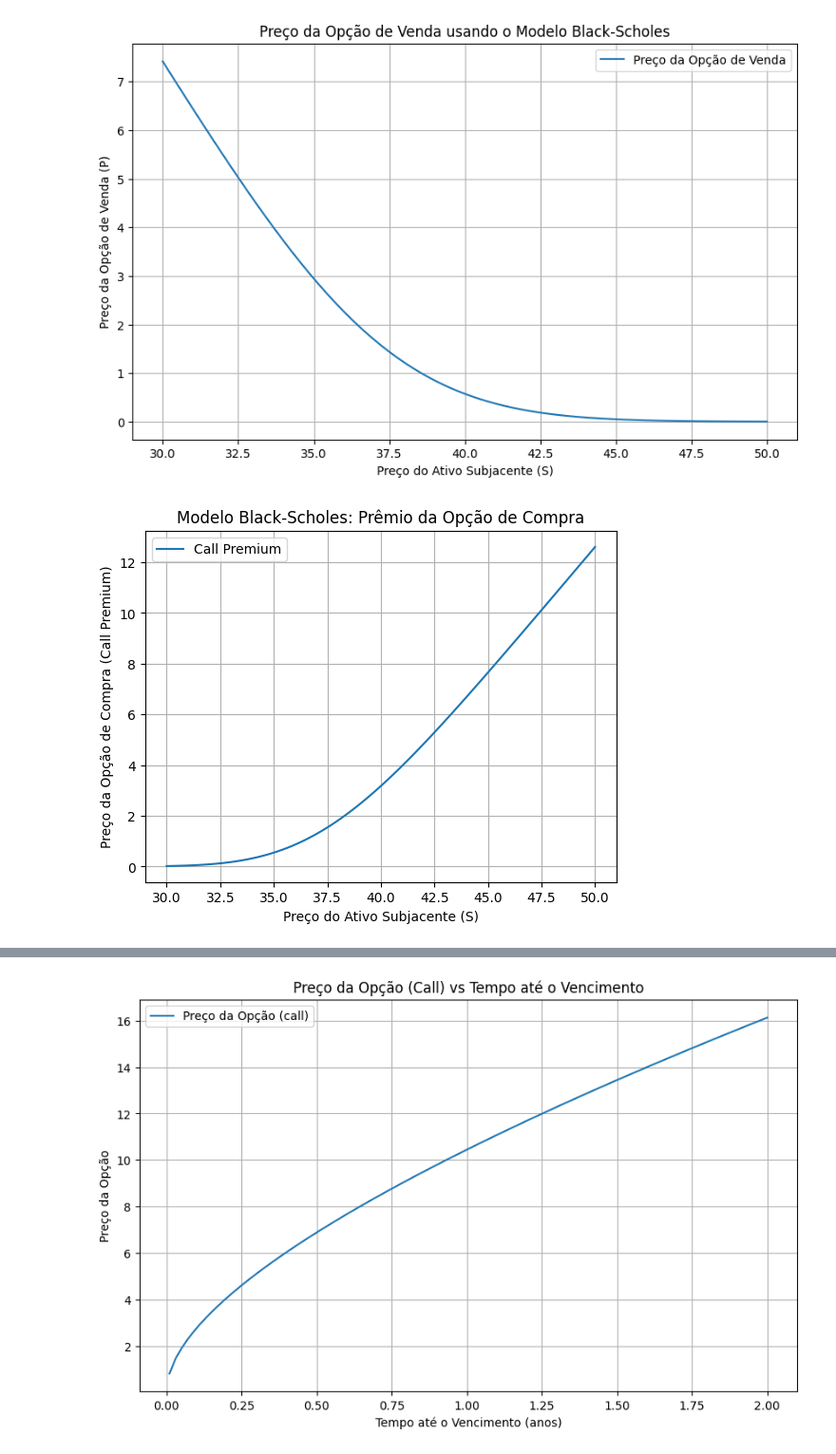
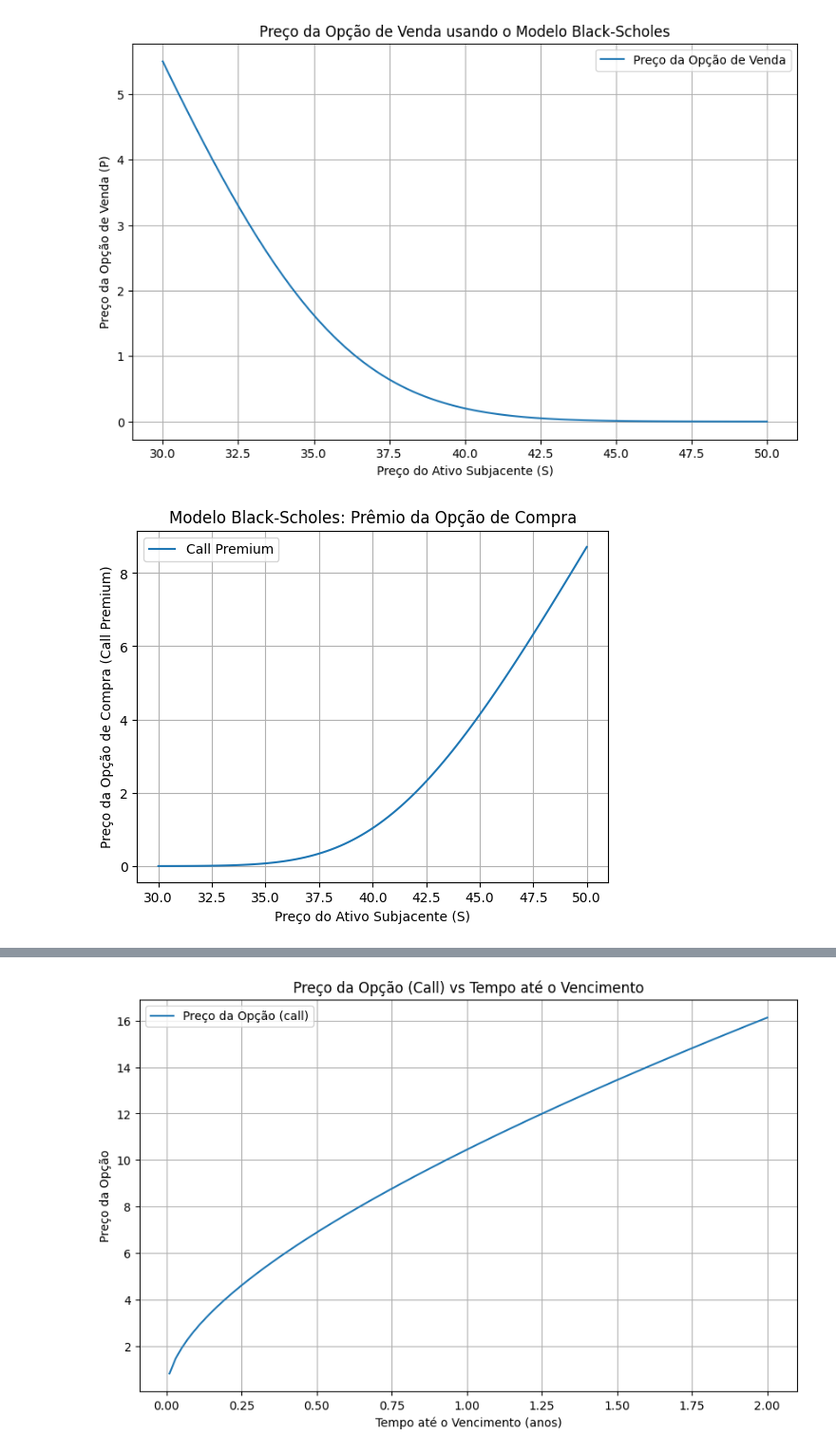
Before and after one commit to Felipe-Pinto/python_para_investimentos, a Jupyter notebook: Estudo Strangle.ipynb, the cells around one changed output, grey strips where cells are left out. Shown at 95% size. Drawn from its saved outputs; the diff is of its cells as text; code cells hidden in the pictures.

```diff
--- a/Estudo Strangle.ipynb
+++ b/Estudo Strangle.ipynb
@@ -3,7 +7,7 @@
 # %%
 # Parâmetros
 S = np.linspace(30, 50, 100)  # Variação do preço do ativo
-K = 38  # Preço de exercício
+Kp = 36  # Preço de exercício
 r = 0.10  # Taxa de juros livre de risco
 σ = 0.25  # Volatilidade
 
@@ -11,16 +15,12 @@ S1 = 38  # Preço atual do ativo subjacente
 t = 252    # Tempo do ano em dias
 T = (40/t)  # Tempo até o vencimento em dias
 # %%
-import numpy as np
-import matplotlib.pyplot as plt
-from scipy.stats import norm
-
 # Fórmulas de d1 e d2
-d1 = (np.log(S / K) + (r + σ**2 / 2) * T) / (σ * np.sqrt(T))
+d1 = (np.log(S / Kp) + (r + σ**2 / 2) * T) / (σ * np.sqrt(T))
 d2 = d1 - σ * np.sqrt(T)
 
 # Preço da opção de venda
-P = K * np.exp(-r * T) * norm.cdf(-d2) - S * norm.cdf(-d1)
+P = Kp * np.exp(-r * T) * norm.cdf(-d2) - S * norm.cdf(-d1)
 
 # Plotar o gráfico
 plt.figure(figsize=(10, 6))
@@ -32,30 +32,32 @@ plt.legend()
 plt.grid(True)
 plt.show()
 # %% [output]
-[figure, old version]
+[figure, new version]
 # %%
 import scipy.stats as stats
 
+sigma = σ
+Kc = 42
 # Função Black-Scholes para opção de compra (call)
 def black_scholes_call(S, K, T, r, sigma):
     d1 = (np.log(S / K) + (r + 0.5 * sigma**2) * T) / (sigma * np.sqrt(T))
     d2 = d1 - sigma * np.sqrt(T)
     call_price = S * stats.norm.cdf(d1) - K * np.exp(-r * T) * stats.norm.cdf(d2)
     return call_price
 
 # Calculando os preços das opções de compra
-call_prices = [black_scholes_call(s, K, T, r, sigma) for s in S]
+call_prices = [black_scholes_call(s, Kc, T, r, sigma) for s in S]
 
 # Plotando o gráfico
 plt.plot(S, call_prices, label='Call Premium')
 plt.xlabel('Preço do Ativo Subjacente (S)')
 plt.ylabel('Preço da Opção de Compra (Call Premium)')
 plt.title('Modelo Black-Scholes: Prêmio da Opção de Compra')
 plt.legend()
 plt.grid(True)
 plt.show()
 # %% [output]
-[figure, old version]
+[figure, new version]
 # %%
 # Função Delta para opção de compra (call)
 def delta_call(S, K, T, r, sigma):
```
Also changed, not shown: parts of 8 cells of this notebook.
